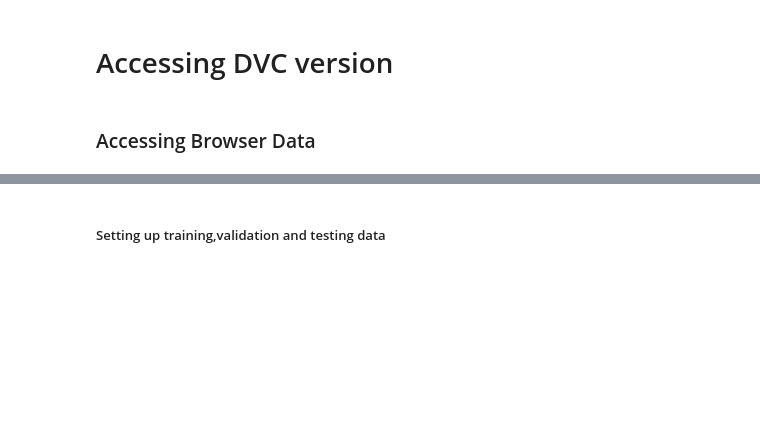
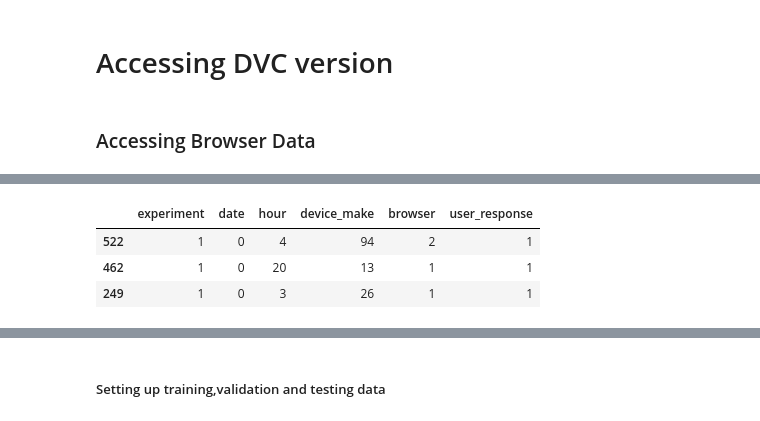
Before and after one commit to abu-bakarr/10_Academy_Week2_Group, a Jupyter notebook: notebooks/ML-Ab-Testing.ipynb, the cells around one changed output, grey strips where cells are left out. Cells and saved outputs as stored; diff of their text form; code cells hidden in the pictures; blank space fills up the shorter version.

```diff
--- a/notebooks/ML-Ab-Testing.ipynb
+++ b/notebooks/ML-Ab-Testing.ipynb
@@ -87,3 +110,11 @@ browser_df.sample(3)
+# %%
+encoded_browser_df=encode_browser_labels(browser_df)
+encoded_browser_df.sample(3)
+# %% [output]
+|  | experiment | date | hour | device_make | browser | user_response |
+| 522 | 1 | 0 | 4 | 94 | 2 | 1 |
+| 462 | 1 | 0 | 20 | 13 | 1 | 1 |
+| 249 | 1 | 0 | 3 | 26 | 1 | 1 |
 # %%
 platform_df.sample(3)
 # %% [output]
```
Also changed, not shown: parts of 11 cells of this notebook, 1 other file.
